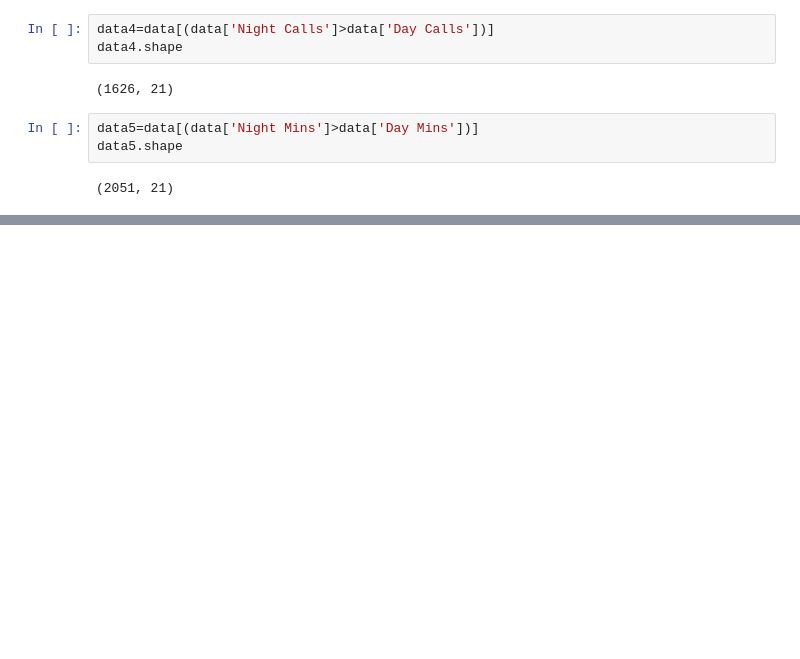
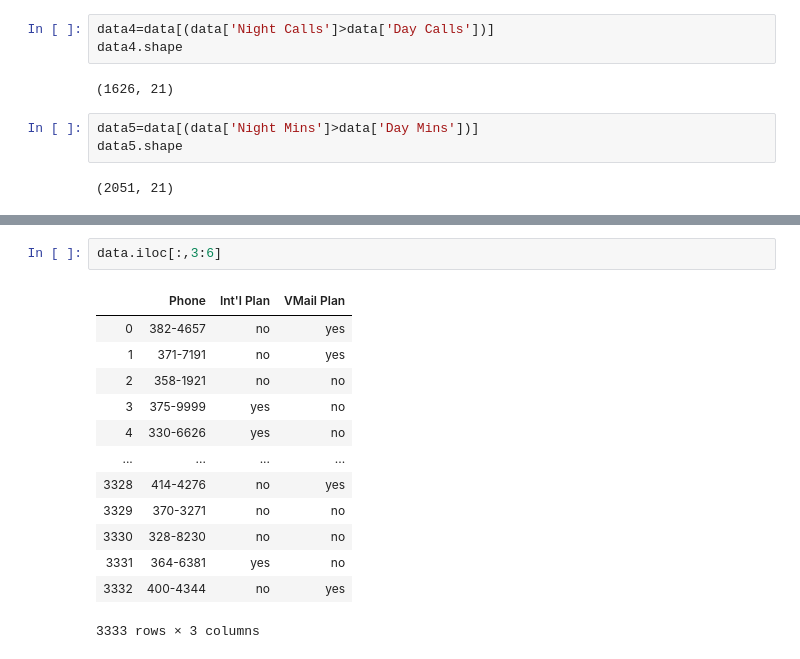
Before and after one commit to nestorsgarzonc/Fundamentals-of-Machine-learning, a Jupyter notebook: Udemy Course/T2-1 Data cleaning- Data wragling.ipynb, the cells around one changed output, grey strips where cells are left out. Drawn from its saved outputs; the diff is of its cells as text; blank space fills up the shorter version.

```diff
--- a/Udemy Course/T2-1 Data cleaning- Data wragling.ipynb
+++ b/Udemy Course/T2-1 Data cleaning- Data wragling.ipynb
@@ -230,0 +265,16 @@ data5.shape
+# %%
+data.iloc[:,3:6]
+# %% [output]
+|  | Phone | Int'l Plan | VMail Plan |
+| 0 | 382-4657 | no | yes |
+| 1 | 371-7191 | no | yes |
+| 2 | 358-1921 | no | no |
+| 3 | 375-9999 | yes | no |
+| 4 | 330-6626 | yes | no |
+| ... | ... | ... | ... |
+| 3328 | 414-4276 | no | yes |
+| 3329 | 370-3271 | no | no |
+| 3330 | 328-8230 | no | no |
+| 3331 | 364-6381 | yes | no |
+| 3332 | 400-4344 | no | yes |
+3333 rows × 3 columns
```
Also changed, not shown: parts of 9 cells of this notebook.
